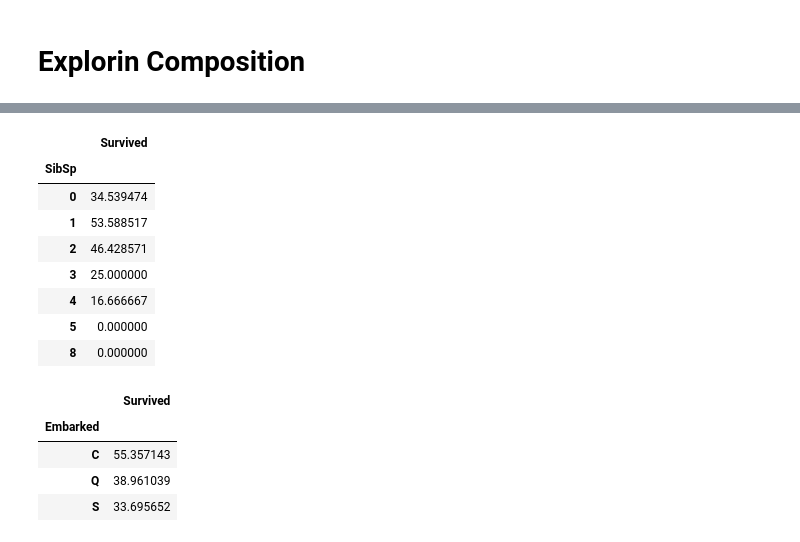
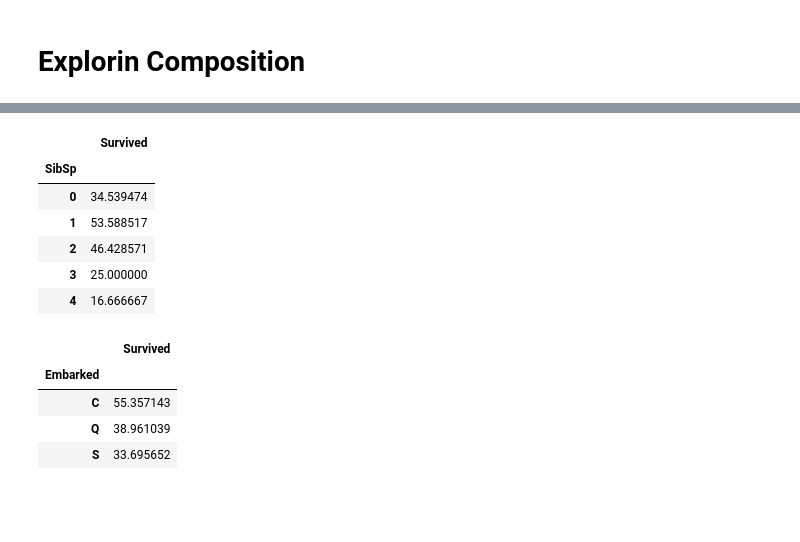
Before and after one commit to marcoeferro/EDA-exercises, a Jupyter notebook: titanic/EDA.ipynb, the cells around one changed output, grey strips where cells are left out. Drawn from its saved outputs; the diff is of its cells as text; code cells hidden in the pictures; blank space fills up the shorter version.

```diff
--- a/titanic/EDA.ipynb
+++ b/titanic/EDA.ipynb
@@ -299,16 +297,18 @@ df[["Pclass","Survived"]].groupby(["Pclass"]).mean()*100
 # %%
 #SibSp and Survivement
-df[["SibSp","Survived"]].groupby(["SibSp"]).mean()*100
+SibSp_Survived = df[["SibSp","Survived"]].groupby(["SibSp"]).mean()*100
+SibSp_Survived.reset_index()
+SibSp_Survived.head()
+# SibSp_Survived.sort_index()
+# sns.barplot(data=SibSp_Survived, x="SibSp", y="Survived")
 # %% [output]
 |  | Survived |
 | SibSp |  |
 | 0 | 34.539474 |
 | 1 | 53.588517 |
 | 2 | 46.428571 |
 | 3 | 25.000000 |
 | 4 | 16.666667 |
-| 5 | 0.000000 |
-| 8 | 0.000000 |
 # %%
 #Embarked and Survivement
 df[["Embarked","Survived"]].groupby(["Embarked"]).mean()*100
```
Also changed, not shown: parts of 8 cells of this notebook.
